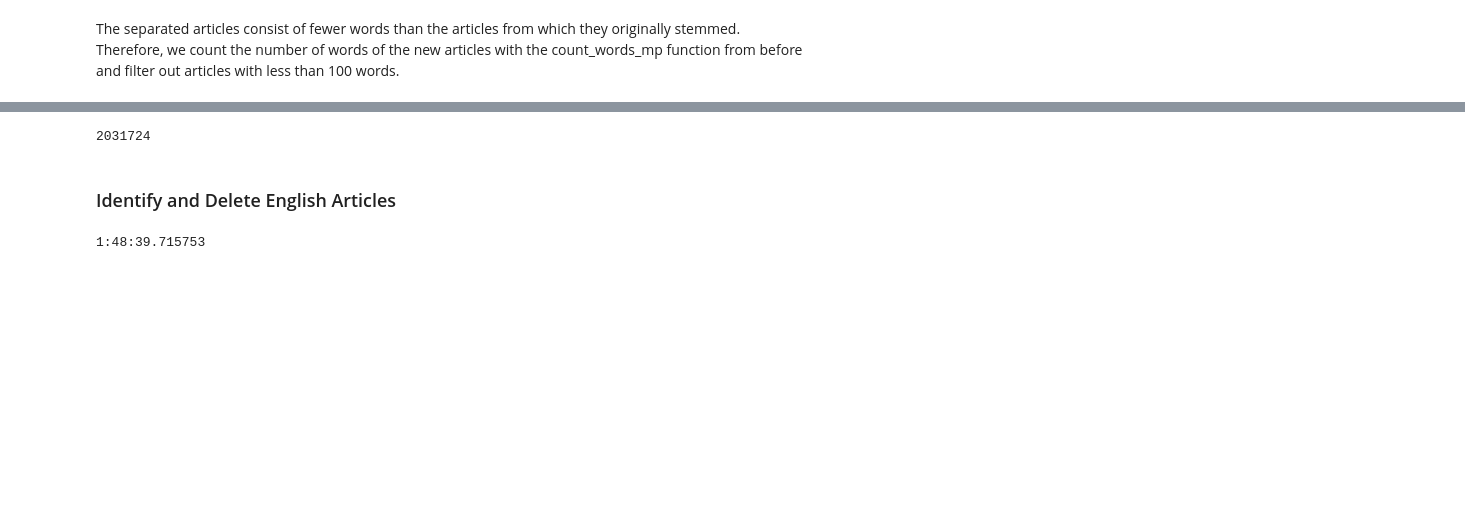
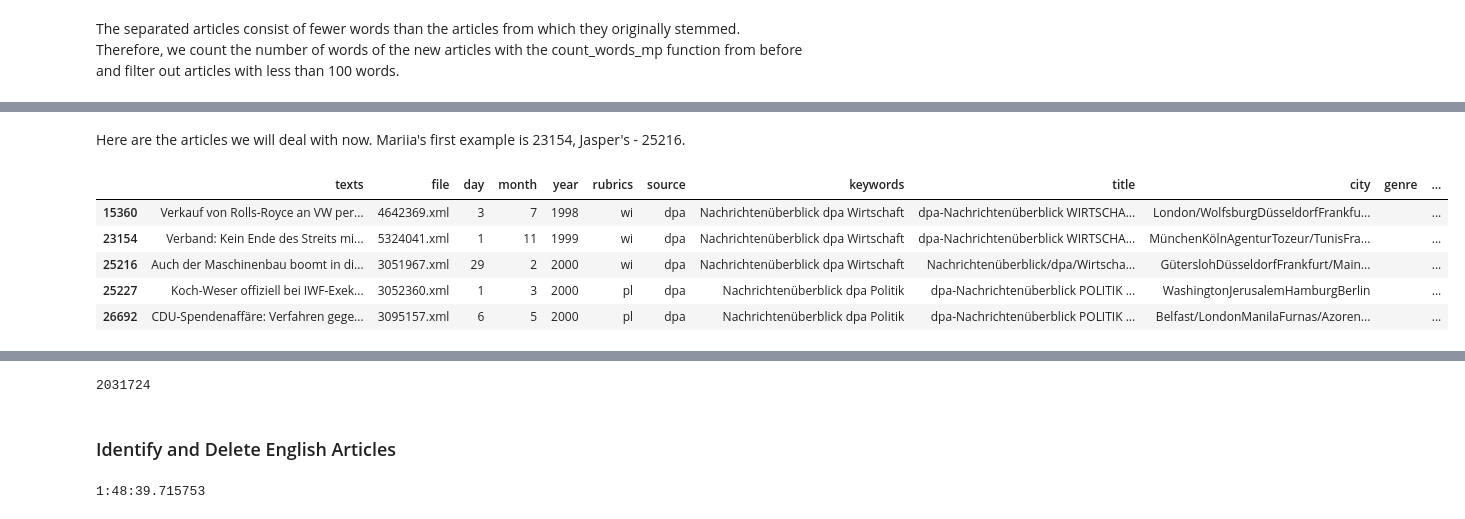
Before and after one commit to MashenkaOkuneva/newspaper_data_processing, a Jupyter notebook: dpa code/Dpa.ipynb, the cells around one changed output, grey strips where cells are left out. Drawn from its saved outputs; the diff is of its cells as text; code cells hidden in the pictures; blank space fills up the shorter version.

```diff
--- a/dpa code/Dpa.ipynb
+++ b/dpa code/Dpa.ipynb
@@ -333,0 +420,12 @@ print(datetime.now()-startTime)
+# %% [markdown]
+Here are the articles we will deal with now. Mariia's first example is 23154, Jasper's - 25216.
+# %%
+results['dpa_tag'] = dpa_tag_results
+results[(results['dpa_tag']=='yes') & (results.topic == 'WiPo') & (results['word_count']>=100)].head()
+# %% [output]
+|  | texts | file | day | month | year | rubrics | source | keywords | title | city | genre | ... |
+| 15360 | Verkauf von Rolls-Royce an VW per... | 4642369.xml | 3 | 7 | 1998 | wi | dpa | Nachrichtenüberblick dpa Wirtschaft | dpa-Nachrichtenüberblick WIRTSCHA... | London/WolfsburgDüsseldorfFrankfu... |  | ... |
+| 23154 | Verband: Kein Ende des Streits mi... | 5324041.xml | 1 | 11 | 1999 | wi | dpa | Nachrichtenüberblick dpa Wirtschaft | dpa-Nachrichtenüberblick WIRTSCHA... | MünchenKölnAgenturTozeur/TunisFra... |  | ... |
+| 25216 | Auch der Maschinenbau boomt in di... | 3051967.xml | 29 | 2 | 2000 | wi | dpa | Nachrichtenüberblick dpa Wirtschaft | Nachrichtenüberblick/dpa/Wirtscha... | GüterslohDüsseldorfFrankfurt/Main... |  | ... |
+| 25227 | Koch-Weser offiziell bei IWF-Exek... | 3052360.xml | 1 | 3 | 2000 | pl | dpa | Nachrichtenüberblick dpa Politik | dpa-Nachrichtenüberblick POLITIK ... | WashingtonJerusalemHamburgBerlin |  | ... |
+| 26692 | CDU-Spendenaffäre: Verfahren gege... | 3095157.xml | 6 | 5 | 2000 | pl | dpa | Nachrichtenüberblick dpa Politik | dpa-Nachrichtenüberblick POLITIK ... | Belfast/LondonManilaFurnas/Azoren... |  | ... |
```
Also changed, not shown: parts of 60 cells of this notebook, 3 other files.
